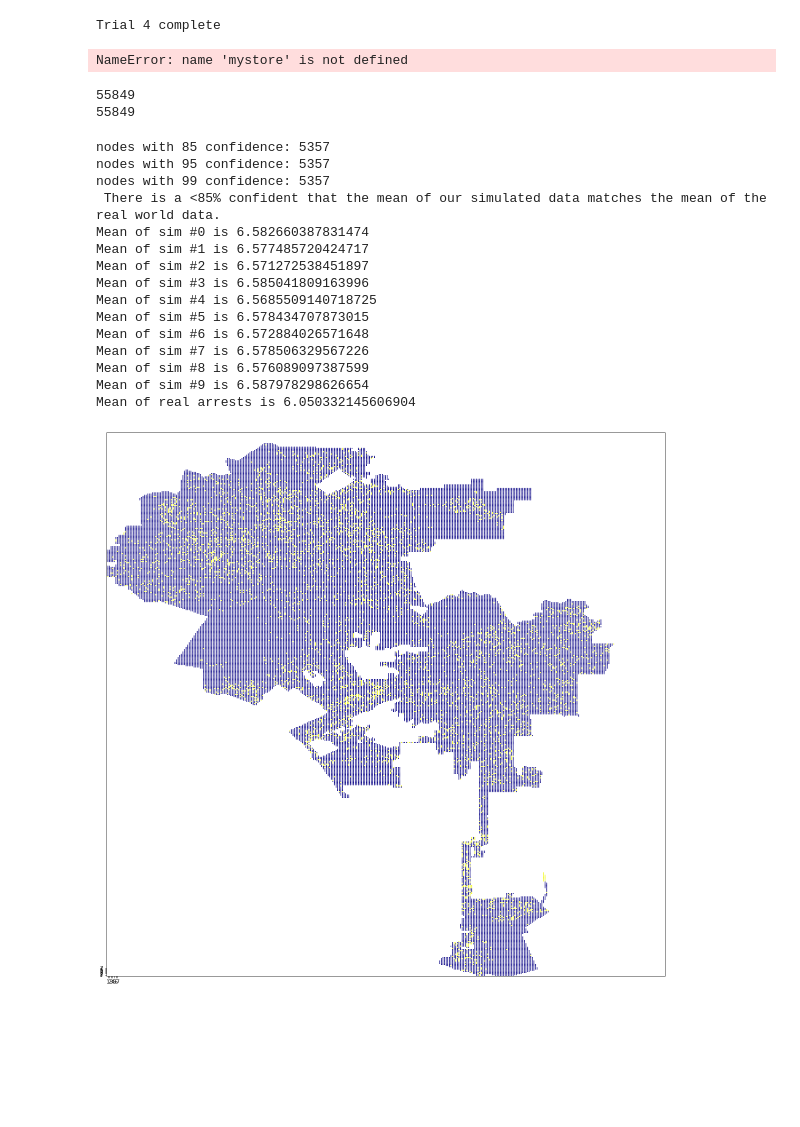
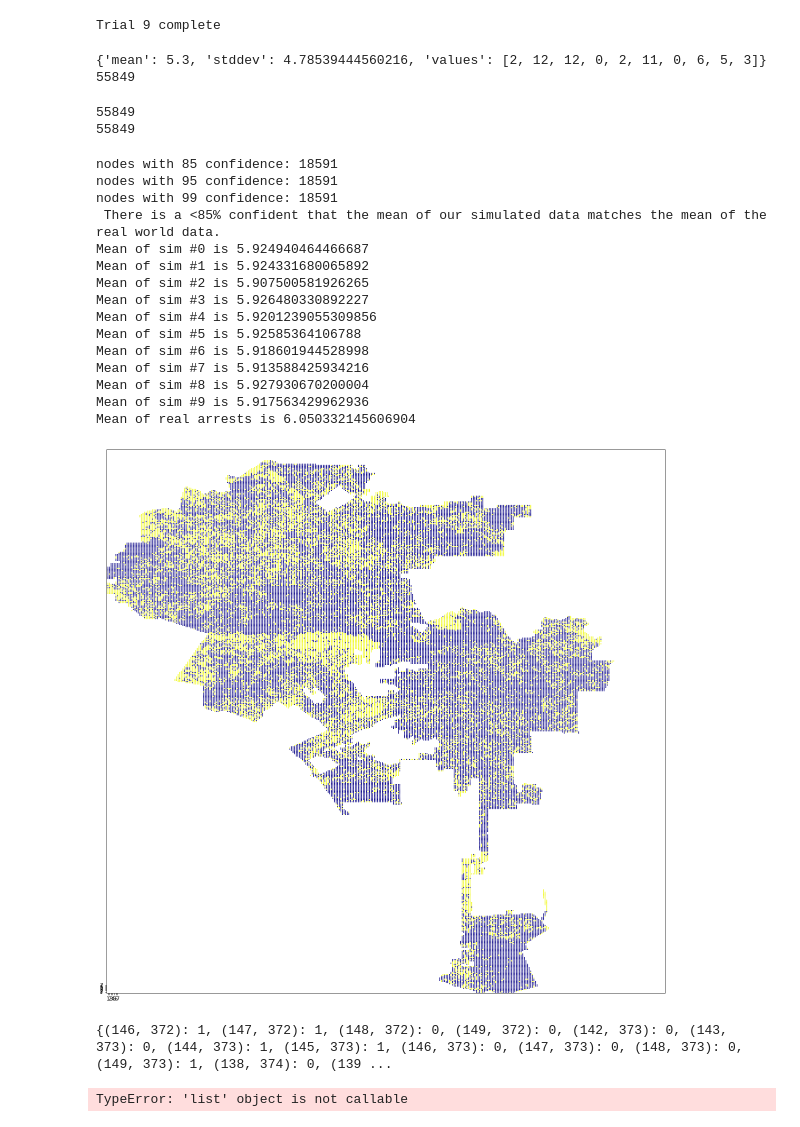
Before and after one commit to elakshi16/Policing-Fairness-Clinic-2021, a Jupyter notebook: app/Comparison to Real World.ipynb, the cells around one changed output. Saved outputs shown, nothing was run; the diff lists cells and outputs as text; code cells hidden in the pictures; blank space fills up the shorter version.

Commit message:
Added Similarity Score

```diff
--- a/app/Comparison to Real World.ipynb
+++ b/app/Comparison to Real World.ipynb
@@ -19,7 +19,7 @@ import patrols
 sim_list = []
 uniform_arrest_rate = {node:0.35 for node in g.nodes.keys()}
 
-for t in range(50):
+for t in range(10):
     # run 10 trials
     all_nodes = {}
 
@@ -37,7 +37,7 @@ for t in range(50):
     sim_list.append(all_nodes)
     print(f"Trial {t} complete", end="\r")
 # %% [output]
-Trial 4 complete
+Trial 9 complete
 # %%
 import stats
 mystore = stats.result(sim_list)
@@ -45,7 +45,8 @@ mystore = stats.result(sim_list)
 print(mystore[(127, 386)])
 print(len(mystore))
 # %% [output]
-NameError: name 'mystore' is not defined
+{'mean': 5.3, 'stddev': 4.78539444560216, 'values': [2, 12, 12, 0, 2, 11, 0, 6, 5, 3]}
+55849
 # %%
 print(len(mystore))
 print(len(real_arrest_counts))
@@ -55,30 +56,41 @@ print(len(real_arrest_counts))
 # %%
 ans, (c85,c95,c99) = stats.compare_sims(mystore, real_arrest_counts)
 print(f"nodes with 85 confidence: {c85} \nnodes with 95 confidence: {c95} \nnodes with 99 confidence: {c99}")
+
+print()
 
 print(stats.compare_means(mystore, real_arrest_counts))
 for i in range(10):
     print(f"Mean of sim #{i} is {stats.sim_mean(sim_list[i])}")
 print(f"Mean of real arrests is {stats.sim_mean(real_arrest_counts)}")
 # %% [output]
-nodes with 85 confidence: 5357
-nodes with 95 confidence: 5357
-nodes with 99 confidence: 5357
+nodes with 85 confidence: 18591
+nodes with 95 confidence: 18591
+nodes with 99 confidence: 18591
  There is a <85% confident that the mean of our simulated data matches the mean of the real world data.
-Mean of sim #0 is 6.582660387831474
-Mean of sim #1 is 6.577485720424717
-Mean of sim #2 is 6.571272538451897
-Mean of sim #3 is 6.585041809163996
-Mean of sim #4 is 6.5685509140718725
-Mean of sim #5 is 6.578434707873015
-Mean of sim #6 is 6.572884026571648
-Mean of sim #7 is 6.578506329567226
-Mean of sim #8 is 6.576089097387599
-Mean of sim #9 is 6.587978298626654
+Mean of sim #0 is 5.924940464466687
+Mean of sim #1 is 5.924331680065892
+Mean of sim #2 is 5.907500581926265
+Mean of sim #3 is 5.926480330892227
+Mean of sim #4 is 5.9201239055309856
+Mean of sim #5 is 5.92585364106788
+Mean of sim #6 is 5.918601944528998
+Mean of sim #7 is 5.913588425934216
+Mean of sim #8 is 5.927930670200004
+Mean of sim #9 is 5.917563429962936
 Mean of real arrests is 6.050332145606904
 # %%
-out_nodes = {node_id:sum(tup) for node_id, tup in ans.items()}
+out_nodes = {node_id:(sum(tup)//3) for node_id, tup in ans.items()}
 
 plotter.basic_plot(out_nodes)
 # %% [output]
-[figure, old version]
+[figure, new version]
+# %%
+print(out_nodes)
+# %% [output]
+{(146, 372): 1, (147, 372): 1, (148, 372): 0, (149, 372): 0, (142, 373): 0, (143, 373): 0, (144, 373): 1, (145, 373): 1, (146, 373): 0, (147, 373): 0, (148, 373): 0, (149, 373): 1, (138, 374): 0, (139 ...
+# %%
+similarity = stats.similarity_score(mystore, real_arrest_counts)
+print(similarity)
+# %% [output]
+TypeError: 'list' object is not callable
```
Also changed, not shown: parts of 1 cell of this notebook, 3 other files.
